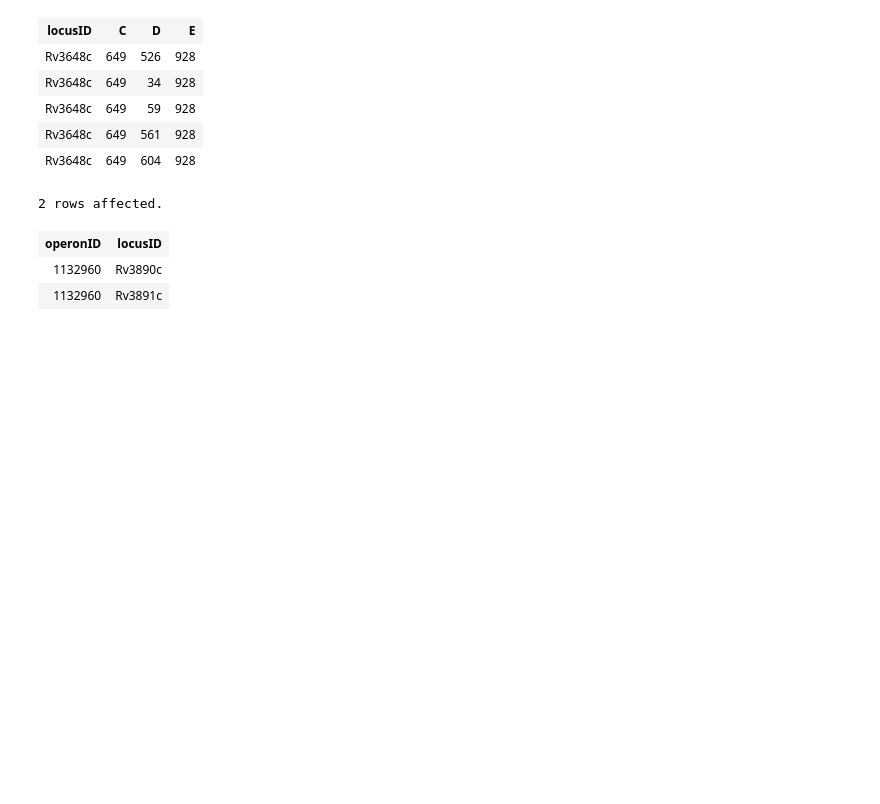
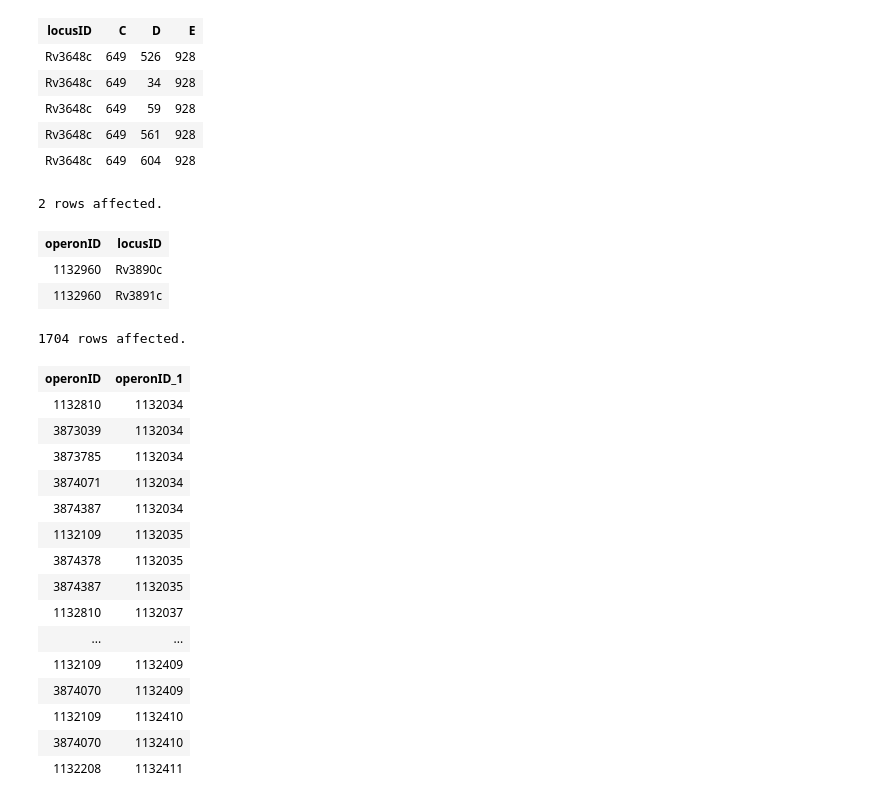
Before and after one commit to AgustinPardo/mycoRT, a Jupyter notebook: DB/cargaDBmycoRT.ipynb, the cells around one changed output. Drawn from its saved outputs; the diff is of its cells as text; code cells hidden in the pictures; blank space fills up the shorter version.

Commit message:
Captura de query de red de operones, creacion de JSON de la red de operones, no se genera el grafo

```diff
--- a/DB/cargaDBmycoRT.ipynb
+++ b/DB/cargaDBmycoRT.ipynb
@@ -262,3 +282,27 @@ LIMIT 5;
 | operonID | locusID |
 | 1132960 | Rv3890c |
 | 1132960 | Rv3891c |
+# %%
+%%sql
+SELECT o1.operonID, o2.operonID
+FROM operons o1, operons o2, redRTOperons r
+WHERE o1.mfinderID = r.A AND o2.mfinderID = r.B
+;
+# %% [output]
+1704 rows affected.
+| operonID | operonID_1 |
+| 1132810 | 1132034 |
+| 3873039 | 1132034 |
+| 3873785 | 1132034 |
+| 3874071 | 1132034 |
+| 3874387 | 1132034 |
+| 1132109 | 1132035 |
+| 3874378 | 1132035 |
+| 3874387 | 1132035 |
+| 1132810 | 1132037 |
+| ... | ... |
+| 1132109 | 1132409 |
+| 3874070 | 1132409 |
+| 1132109 | 1132410 |
+| 3874070 | 1132410 |
+| 1132208 | 1132411 |
```
Also changed, not shown: parts of 5 cells of this notebook, 5 other files.
